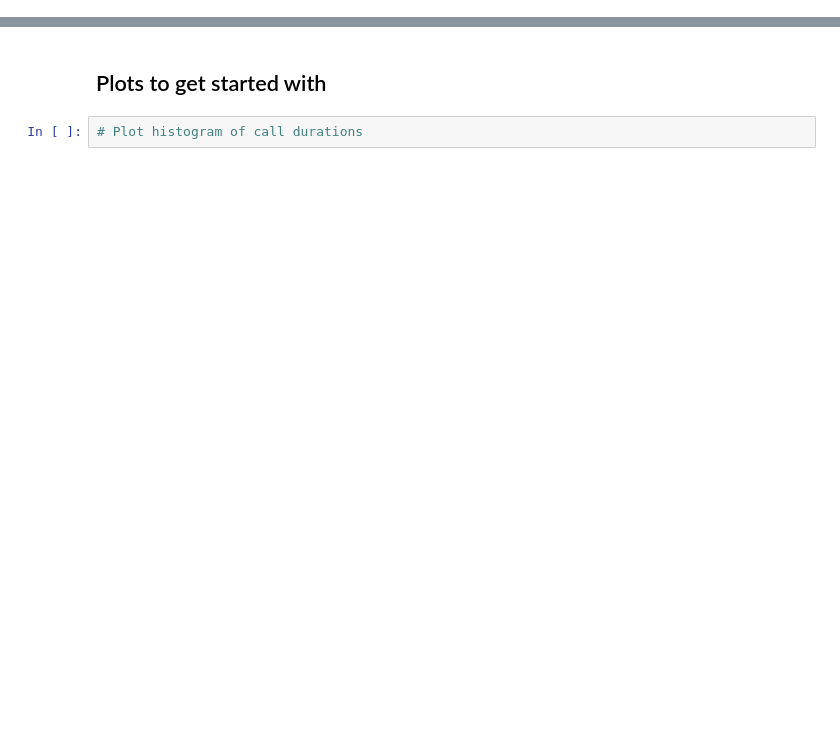
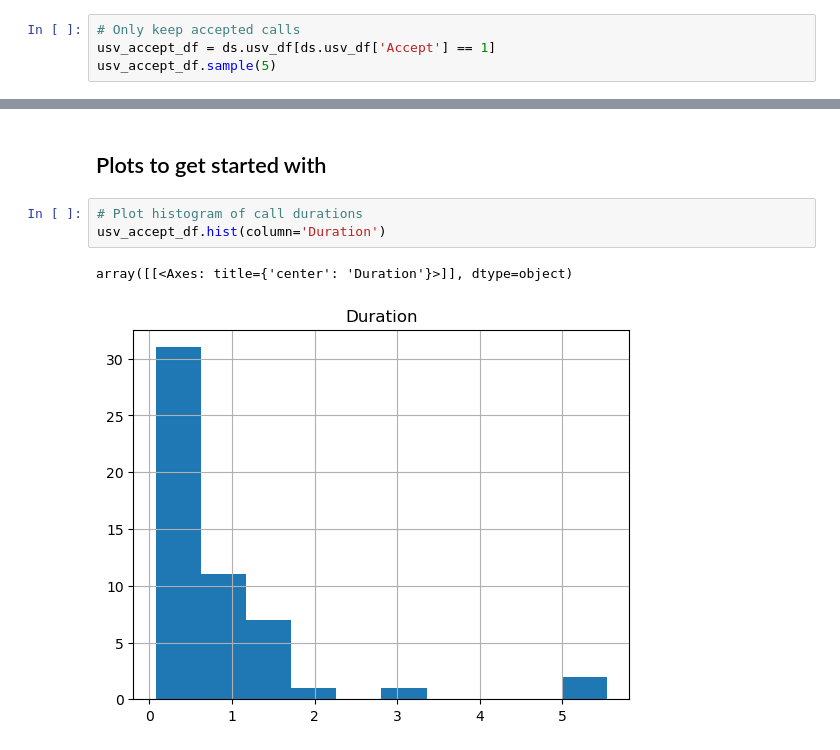
Before and after one commit to diba-lab/NeuroPy, a Jupyter notebook: notebooks/Analyze_USV_data.ipynb, the cells around one changed output, grey strips where cells are left out. Saved outputs shown, nothing was run; the diff lists cells and outputs as text; blank space fills up the shorter version.

```diff
--- a/notebooks/Analyze_USV_data.ipynb
+++ b/notebooks/Analyze_USV_data.ipynb
@@ -80,0 +80,4 @@ usv_df[usv_df['Duration'] > 0.1]
+# %%
+# Only keep accepted calls
+usv_accept_df = ds.usv_df[ds.usv_df['Accept'] == 1]
+usv_accept_df.sample(5)
@@ -81,6 +91,10 @@ usv_df[usv_df['Duration'] > 0.1]
 # %% [markdown]
 ## Plots to get started with
-# %%
-# Plot histogram of call durations
+# %%
+# Plot histogram of call durations
+usv_accept_df.hist(column='Duration')
+# %% [output]
+array([[<Axes: title={'center': 'Duration'}>]], dtype=object)
+[figure, added]
 # %%
 # Plot histogram of call min and max frequencies
```
Also changed, not shown: parts of 10 cells of this notebook.
